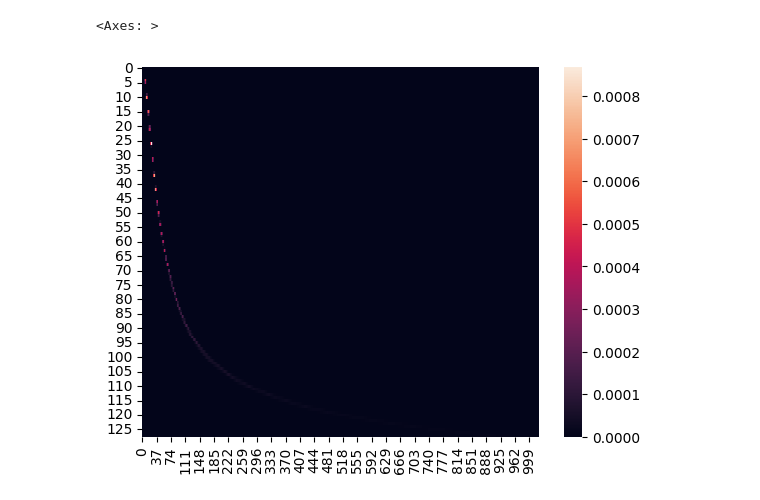
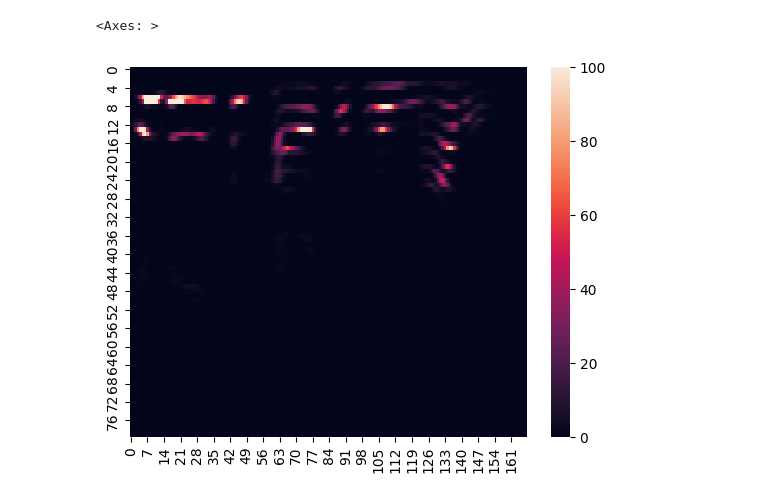
Before and after one commit to ZakWebb/MultispeakerTTS, a Jupyter notebook: src/tester.ipynb, the cells around one changed output. Drawn from its saved outputs; the diff is of its cells as text; code cells hidden in the pictures.

```diff
--- a/src/tester.ipynb
+++ b/src/tester.ipynb
@@ -26,5 +27,6 @@ mel_real = librosa.feature.melspectrogram(y=wav,
                                        n_fft=n_fft,
                                        hop_length=hop_length,
                                        win_length=win_length,
+                                       n_mels=n_mels
                                        )
 # %%
@@ -39,5 +41,5 @@ sns.heatmap(mel)
 # %%
-sns.heatmap(mel_real)
+sns.heatmap(mel_real, vmin=0, vmax=100)
 # %% [output]
 <Axes: >
-[figure, old version]
+[figure, new version]
```
Also changed, not shown: parts of 5 cells of this notebook, 4 other files.
